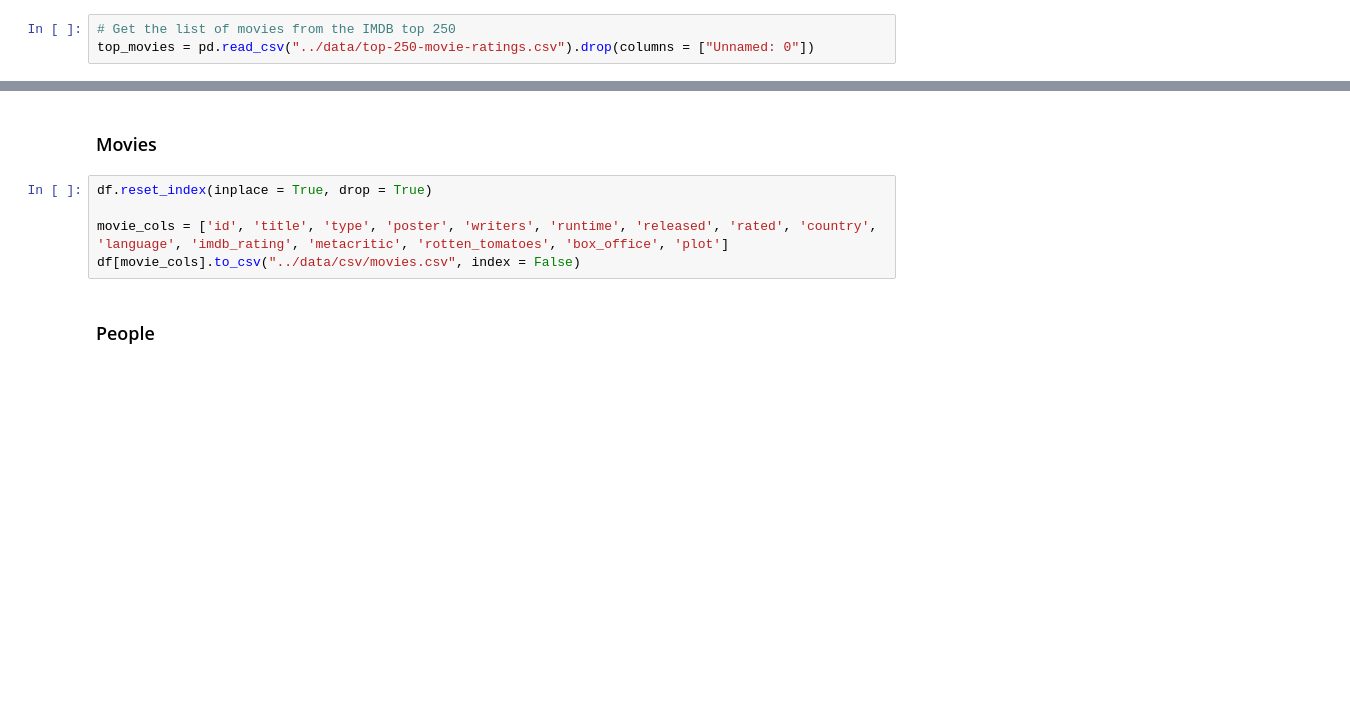
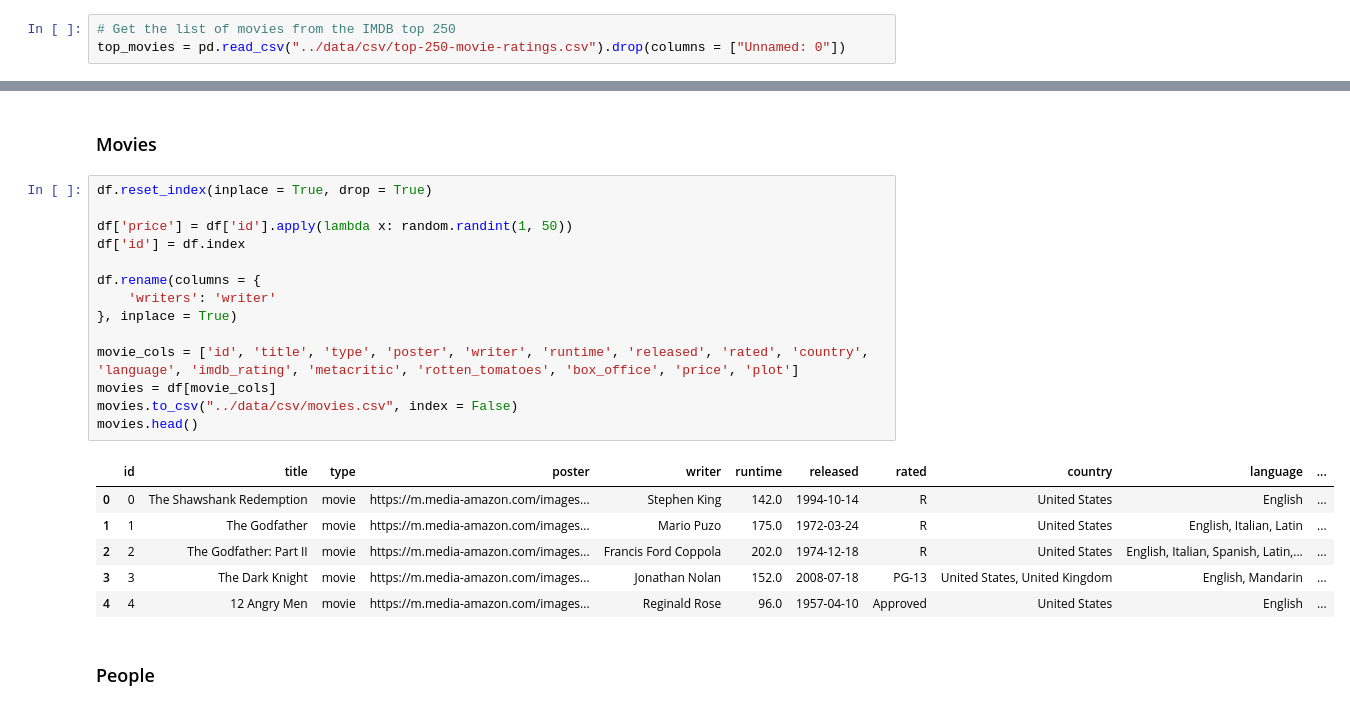
Before and after one commit to keivanipchihagh/OpenGoggles, a Jupyter notebook: scrapers/movies-scraper.ipynb, the cells around one changed output, grey strips where cells are left out. Drawn from its saved outputs; the diff is of its cells as text; blank space fills up the shorter version.

Commit message:
Added data

```diff
--- a/scrapers/movies-scraper.ipynb
+++ b/scrapers/movies-scraper.ipynb
@@ -14,4 +18,4 @@ load_dotenv()
 OMDB_SECRET = os.environ.get("OMDB_SECRET")
 # %%
 # Get the list of movies from the IMDB top 250
-top_movies = pd.read_csv("../data/top-250-movie-ratings.csv").drop(columns = ["Unnamed: 0"])
+top_movies = pd.read_csv("../data/csv/top-250-movie-ratings.csv").drop(columns = ["Unnamed: 0"])
@@ -99,8 +111,24 @@ df['writers'] = df['writers'].apply(lambda x: x.split(',')[0] if x is not None e
 # %%
 df.reset_index(inplace = True, drop = True)
 
-movie_cols = ['id', 'title', 'type', 'poster', 'writers', 'runtime', 'released', 'rated', 'country', 'language', 'imdb_rating', 'metacritic', 'rotten_tomatoes', 'box_office', 'plot']
-df[movie_cols].to_csv("../data/csv/movies.csv", index = False)
+df['price'] = df['id'].apply(lambda x: random.randint(1, 50))
+df['id'] = df.index
+
+df.rename(columns = {
+    'writers': 'writer'
+}, inplace = True)
+
+movie_cols = ['id', 'title', 'type', 'poster', 'writer', 'runtime', 'released', 'rated', 'country', 'language', 'imdb_rating', 'metacritic', 'rotten_tomatoes', 'box_office', 'price', 'plot']
+movies = df[movie_cols]
+movies.to_csv("../data/csv/movies.csv", index = False)
+movies.head()
+# %% [output]
+|  | id | title | type | poster | writer | runtime | released | rated | country | language | ... |
+| 0 | 0 | The Shawshank Redemption | movie | https://m.media-amazon.com/images... | Stephen King | 142.0 | 1994-10-14 | R | United States | English | ... |
+| 1 | 1 | The Godfather | movie | https://m.media-amazon.com/images... | Mario Puzo | 175.0 | 1972-03-24 | R | United States | English, Italian, Latin | ... |
+| 2 | 2 | The Godfather: Part II | movie | https://m.media-amazon.com/images... | Francis Ford Coppola | 202.0 | 1974-12-18 | R | United States | English, Italian, Spanish, Latin,... | ... |
+| 3 | 3 | The Dark Knight | movie | https://m.media-amazon.com/images... | Jonathan Nolan | 152.0 | 2008-07-18 | PG-13 | United States, United Kingdom | English, Mandarin | ... |
+| 4 | 4 | 12 Angry Men | movie | https://m.media-amazon.com/images... | Reginald Rose | 96.0 | 1957-04-10 | Approved | United States | English | ... |
 # %% [markdown]
 ### People
 # %%
```
Also changed, not shown: parts of 20 cells of this notebook, 23 other files.
